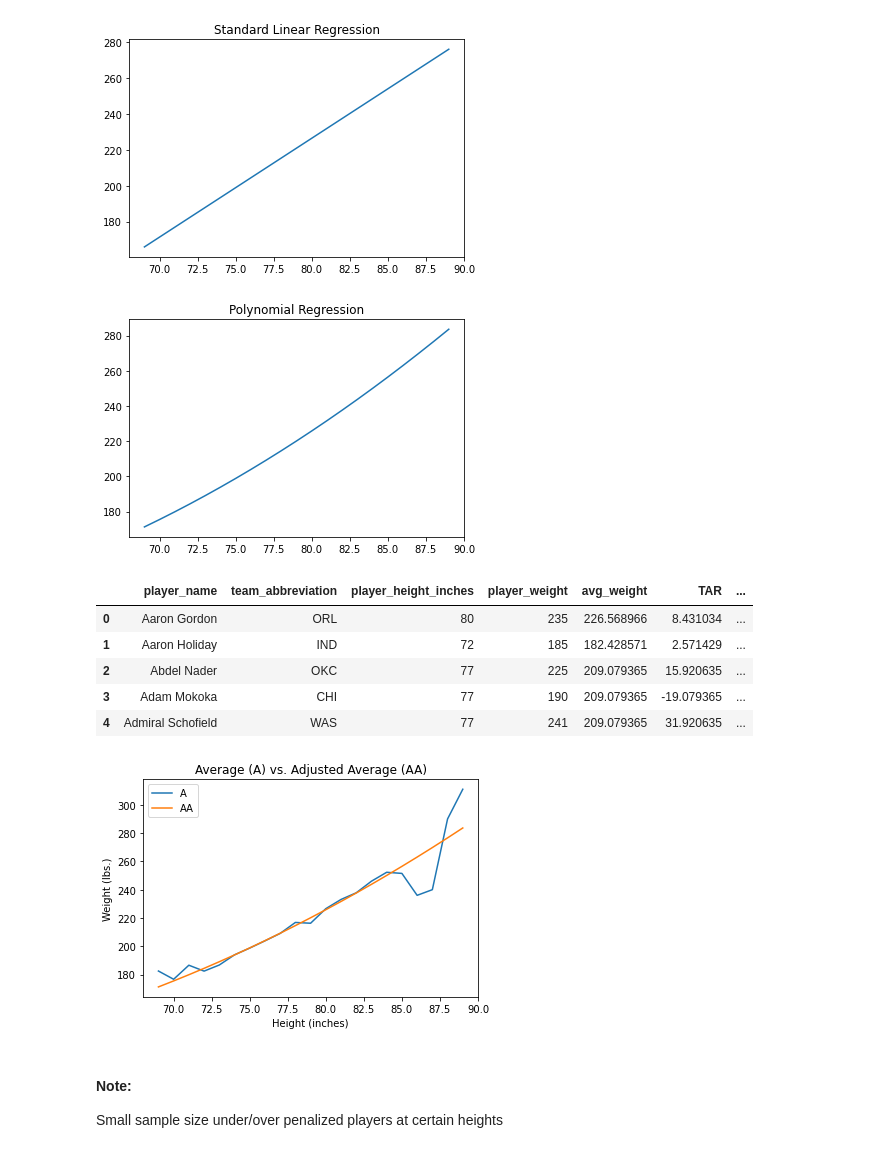
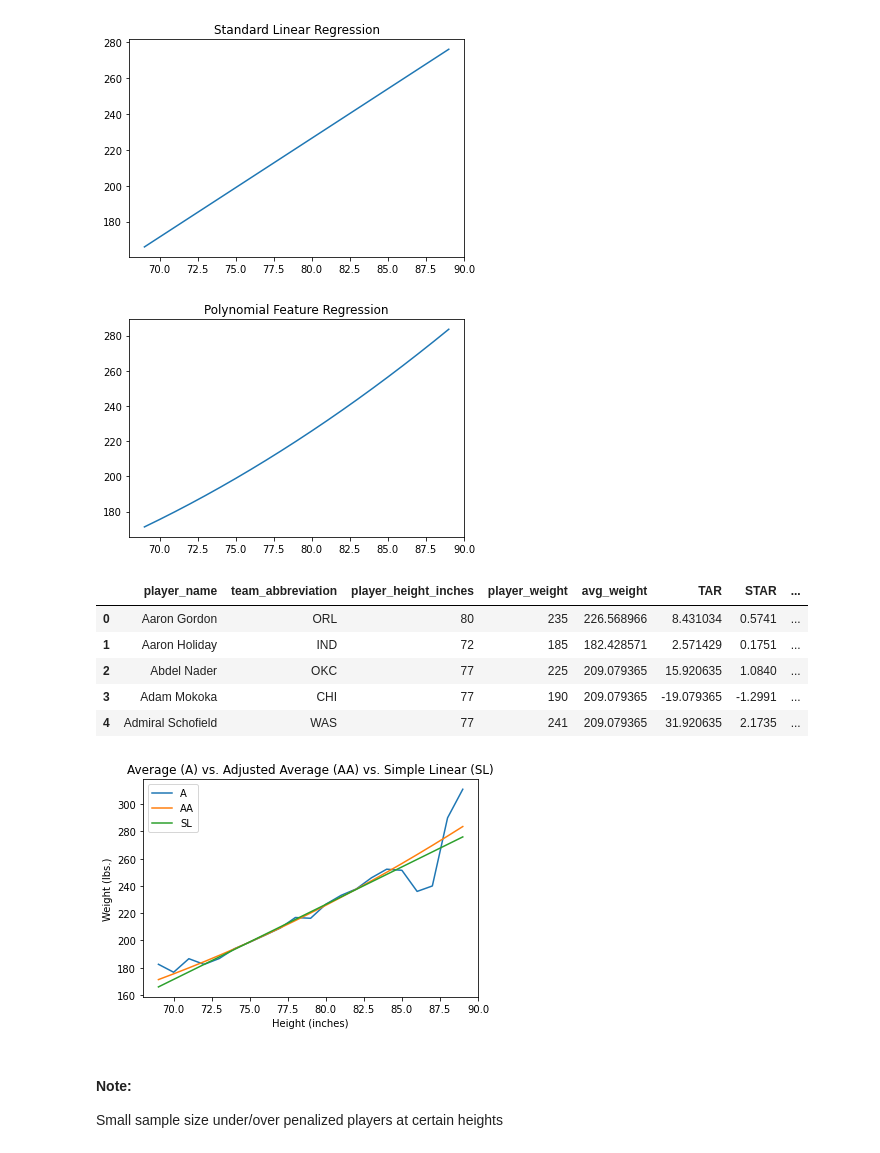
Before and after one commit to wplam107/nba_player_pos, a Jupyter notebook: notebooks/t_measures.ipynb, the cells around one changed output. Drawn from its saved outputs; the diff is of its cells as text; code cells hidden in the pictures.

```diff
--- a/notebooks/t_measures.ipynb
+++ b/notebooks/t_measures.ipynb
@@ -49 +53,5 @@ df['TAR'] = df['player_weight'] - df['avg_weight']
+# %%
+scaler = StandardScaler()
+star = np.array(df['TAR']).reshape((-1,1))
+df['STAR'] = np.round(scaler.fit_transform(star), 4)
 # %% [markdown]
@@ -64,8 +72,8 @@ y = df['player_weight']
 # Simple linear model of weight as a function of height
 model = LinearRegression().fit(x, y)
 # %%
-preds = model.predict(h_range)
-plt.plot(h_range, preds)
+l_preds = model.predict(h_range)
+plt.plot(h_range, l_preds)
 plt.title('Standard Linear Regression')
 plt.show()
 # %% [output]
@@ -78,13 +86,13 @@ X = transformer.fit_transform(x)
 model = LinearRegression().fit(X, y)
 # %%
 X_ = transformer.transform(h_range.reshape((-1,1)))
-preds = model.predict(X_)
+p_preds = model.predict(X_)
 # %%
-plt.plot(h_range, preds)
-plt.title('Polynomial Regression')
+plt.plot(h_range, p_preds)
+plt.title('Polynomial Feature Regression')
 plt.show()
 # %% [output]
-[figure, old version]
+[figure, new version]
 # %%
 # Creating dictionary from polynomial model
 reg = { int(h_range[i]): preds[i] for i in range(len(h_range)) }
@@ -97,24 +105,24 @@ df['TAAR'] = df['player_weight'] - df['predicted_weight']
 # %%
 df.head()
 # %% [output]
-|  | player_name | team_abbreviation | player_height_inches | player_weight | avg_weight | TAR | ... |
-| 0 | Aaron Gordon | ORL | 80 | 235 | 226.568966 | 8.431034 | ... |
-| 1 | Aaron Holiday | IND | 72 | 185 | 182.428571 | 2.571429 | ... |
-| 2 | Abdel Nader | OKC | 77 | 225 | 209.079365 | 15.920635 | ... |
-| 3 | Adam Mokoka | CHI | 77 | 190 | 209.079365 | -19.079365 | ... |
-| 4 | Admiral Schofield | WAS | 77 | 241 | 209.079365 | 31.920635 | ... |
+|  | player_name | team_abbreviation | player_height_inches | player_weight | avg_weight | TAR | STAR | ... |
+| 0 | Aaron Gordon | ORL | 80 | 235 | 226.568966 | 8.431034 | 0.5741 | ... |
+| 1 | Aaron Holiday | IND | 72 | 185 | 182.428571 | 2.571429 | 0.1751 | ... |
+| 2 | Abdel Nader | OKC | 77 | 225 | 209.079365 | 15.920635 | 1.0840 | ... |
+| 3 | Adam Mokoka | CHI | 77 | 190 | 209.079365 | -19.079365 | -1.2991 | ... |
+| 4 | Admiral Schofield | WAS | 77 | 241 | 209.079365 | 31.920635 | 2.1735 | ... |
 # %%
-plt.plot(h_range, avg_weight.values(), h_range, preds)
-plt.title('Average (A) vs. Adjusted Average (AA)')
+plt.plot(h_range, avg_weight.values(), h_range, p_preds, h_range, l_preds)
+plt.title('Average (A) vs. Adjusted Average (AA) vs. Simple Linear (SL)')
 plt.xlabel('Height (inches)')
 plt.ylabel('Weight (lbs.)')
 
-labels = ['A', 'AA']
+labels = ['A', 'AA', 'SL']
 plt.legend(labels)
 
 plt.show()
 # %% [output]
-[figure, old version]
+[figure, new version]
 # %% [markdown]
 #### Note:
 Small sample size under/over penalized players at certain heights
```
Also changed, not shown: parts of 35 cells of this notebook.
